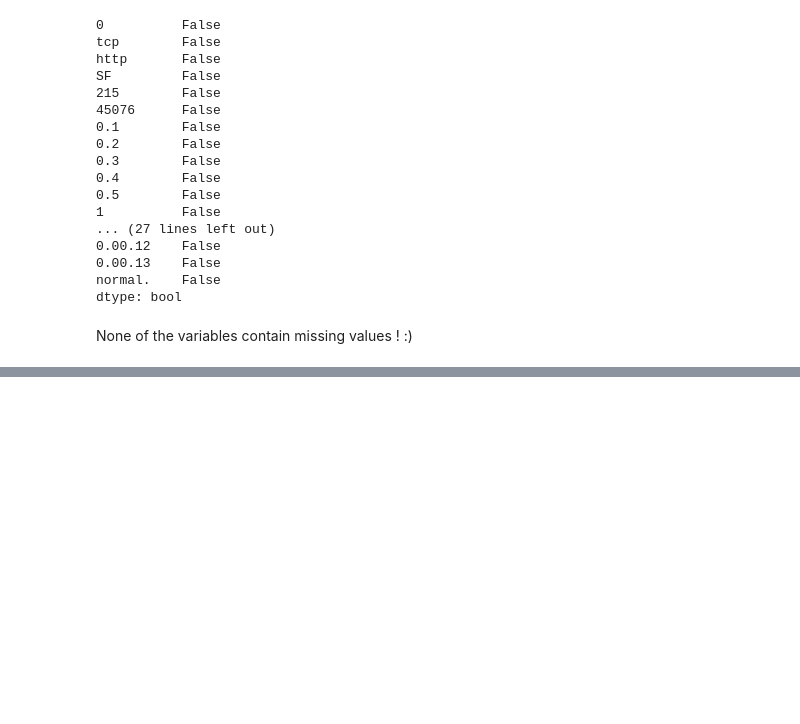
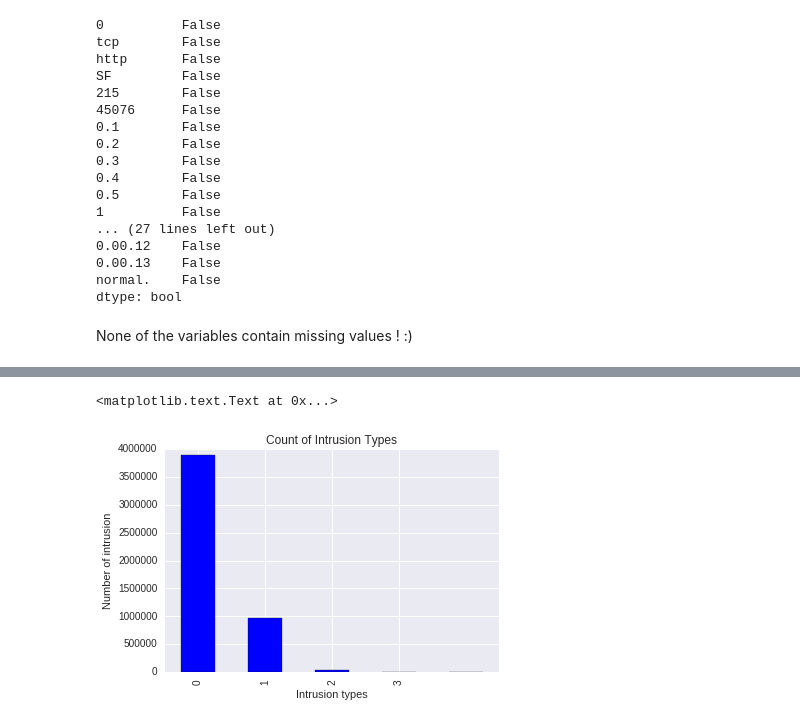
Before and after one commit to EAboelhamd/Myown_DeepLearning_Practice, a Jupyter notebook: KDD_introsion_detection/KDD_intrusion_detection.ipynb, the cells around one changed output, grey strips where cells are left out. Cells and saved outputs as stored; diff of their text form; code cells hidden in the pictures; blank space fills up the shorter version.

```diff
--- a/KDD_introsion_detection/KDD_intrusion_detection.ipynb
+++ b/KDD_introsion_detection/KDD_intrusion_detection.ipynb
@@ -158,0 +177,24 @@ sns.barplot(df['normal.'], df['normal.'].value_counts(), alpha = 0.8)  # I have
+# %%
+df.loc[df['normal.'].str.contains("back"),'intrusion_class'] = 'dos'
+df.loc[df['normal.'].str.contains("buffer_overflow"),'intrusion_class'] = 'u2r'
+df.loc[df['normal.'].str.contains("ftp_write"),'intrusion_class'] = 'r2l'
+df.loc[df['normal.'].str.contains("guess_passwd"),'intrusion_class'] = 'r2l'
+df.loc[df['normal.'].str.contains("imap"),'intrusion_class'] = 'r2l'
+df.loc[df['normal.'].str.contains("ipsweep"),'intrusion_class'] = 'probe'
+df.loc[df['normal.'].str.contains("land"),'intrusion_class'] = 'dos'
+df.loc[df['normal.'].str.contains("loadmodule"),'intrusion_class'] = 'u2r'
+df.loc[df['normal.'].str.contains("multihop"),'intrusion_class'] = 'r2l'
+df.loc[df['normal.'].str.contains("neptune"),'intrusion_class'] = 'dos'
+df.loc[df['normal.'].str.contains("nmap"),'intrusion_class'] = 'probe'
+df.loc[df['normal.'].str.contains("perl"),'intrusion_class'] = 'u2r'
+df.loc[df['normal.'].str.contains("phf"),'intrusion_class'] = 'r2l'
+df.loc[df['normal.'].str.contains("pod"),'intrusion_class'] = 'dos'
+df.loc[df['normal.'].str.contains("portsweep"),'intrusion_class'] = 'probe'
+df.loc[df['normal.'].str.contains("rootkit"),'intrusion_class'] = 'u2r'
+df.loc[df['normal.'].str.contains("satan"),'intrusion_class'] = 'probe'
+df.loc[df['normal.'].str.contains("smurf"),'intrusion_class'] = 'dos'
+df.loc[df['normal.'].str.contains("spy"),'intrusion_class'] = 'r2l'
+df.loc[df['normal.'].str.contains("teardrop"),'intrusion_class'] = 'dos'
+df.loc[df['normal.'].str.contains("warezclient"),'intrusion_class'] = 'r2l'
+df.loc[df['normal.'].str.contains("warezmaster"),'intrusion_class'] = 'r2l'
+df.loc[df['normal.'].str.contains("normal."),'intrusion_class'] = 'normal.'
@@ -158,0 +245,9 @@ sns.barplot(df['normal.'], df['normal.'].value_counts(), alpha = 0.8)  # I have
+# %%
+df['intrusion_class'].value_counts().plot(kind = 'bar')
+plt.xticks(np.arange(0, 4), [str(x) for x in np.arange(0, 4)])
+plt.title('Count of Intrusion Types')
+plt.xlabel('Intrusion types')
+plt.ylabel('Number of intrusion')
+# %% [output]
+<matplotlib.text.Text at 0x...>
+[figure, added]
```
Also changed, not shown: parts of 14 cells of this notebook.
